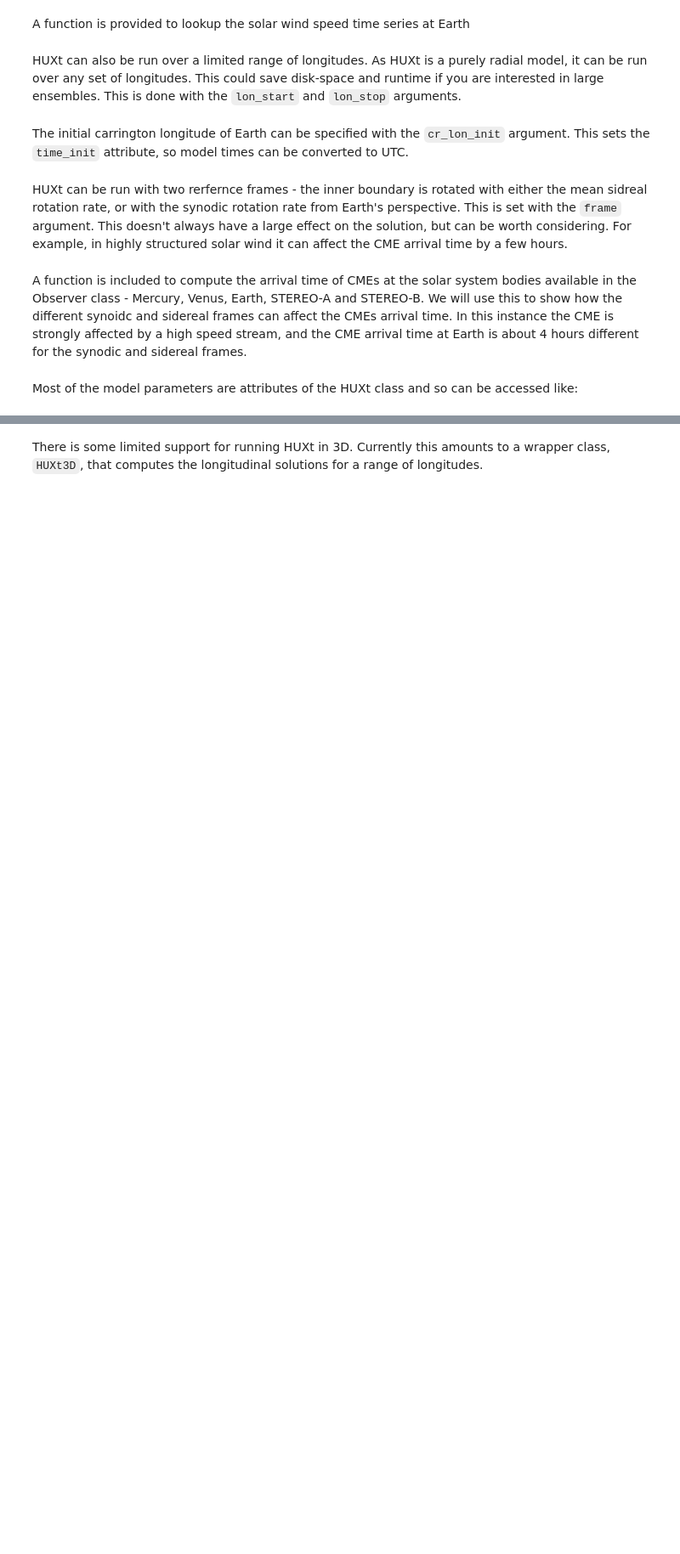
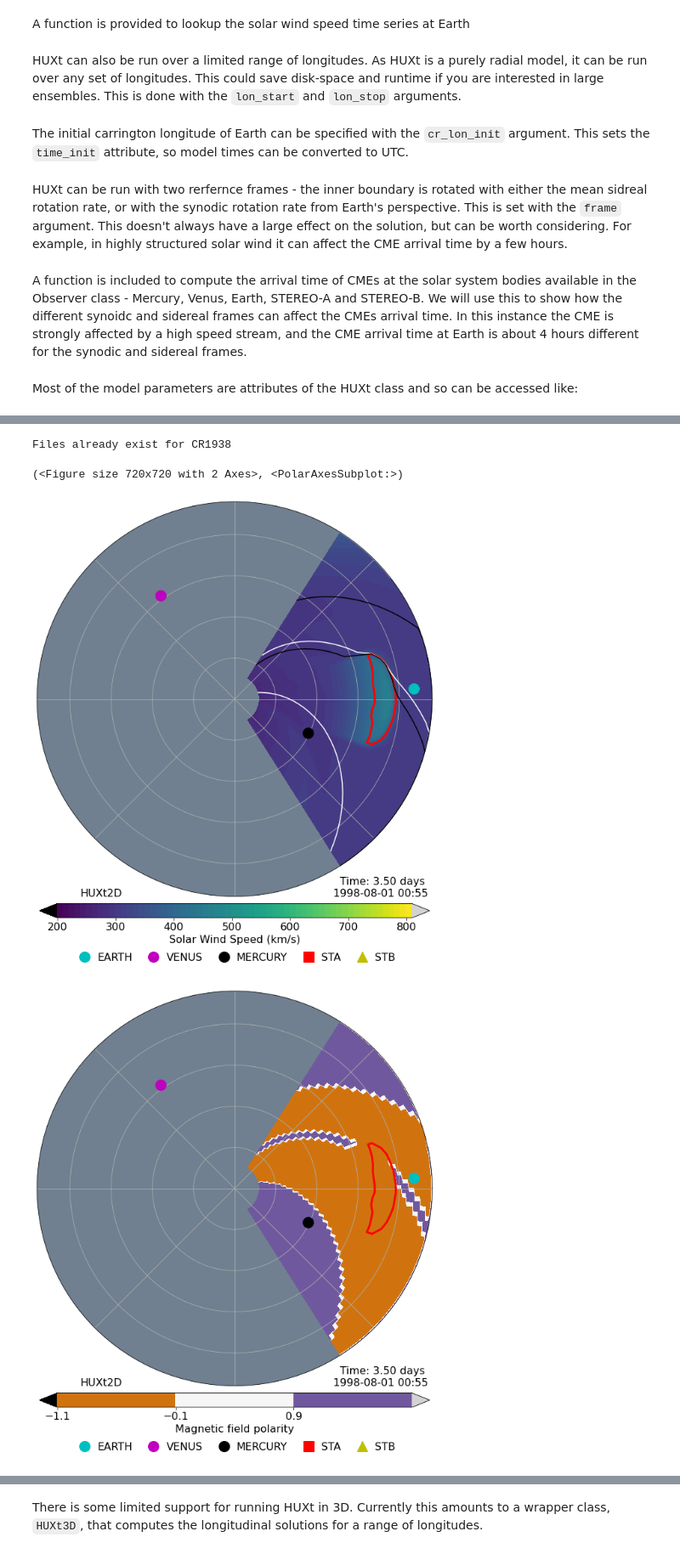
Before and after one commit to University-of-Reading-Space-Science/HUXt, a Jupyter notebook: code/HUXt_example.ipynb, the cells around one changed output, grey strips where cells are left out. Shown at 85% size. Cells and saved outputs as stored; diff of their text form; code cells hidden in the pictures; blank space fills up the shorter version.

```diff
--- a/code/HUXt_example.ipynb
+++ b/code/HUXt_example.ipynb
@@ -293,0 +343,18 @@ HA.plot(model, t_interest)
+# %%
+#get the Br values from the HelioMAS solution
+br_in = Hin.get_MAS_br_long_profile(model.cr_num, 0.0*u.deg)
+
+#compute the HCS streamlines and the b_grid
+HA.add_bgrid(model, br_in)
+
+#plot the speed solution, including the HCS
+time = 3.5*u.day
+HA.plot_v_HCS(model, time)
+
+#plot the b-polarity grid
+HA.plot_bpol(model, time)
+# %% [output]
+Files already exist for CR1938
+(<Figure size 720x720 with 2 Axes>, <PolarAxesSubplot:>)
+[figure, added]
+[figure, added]
```
Also changed, not shown: parts of 11 cells of this notebook, 2 other files.
